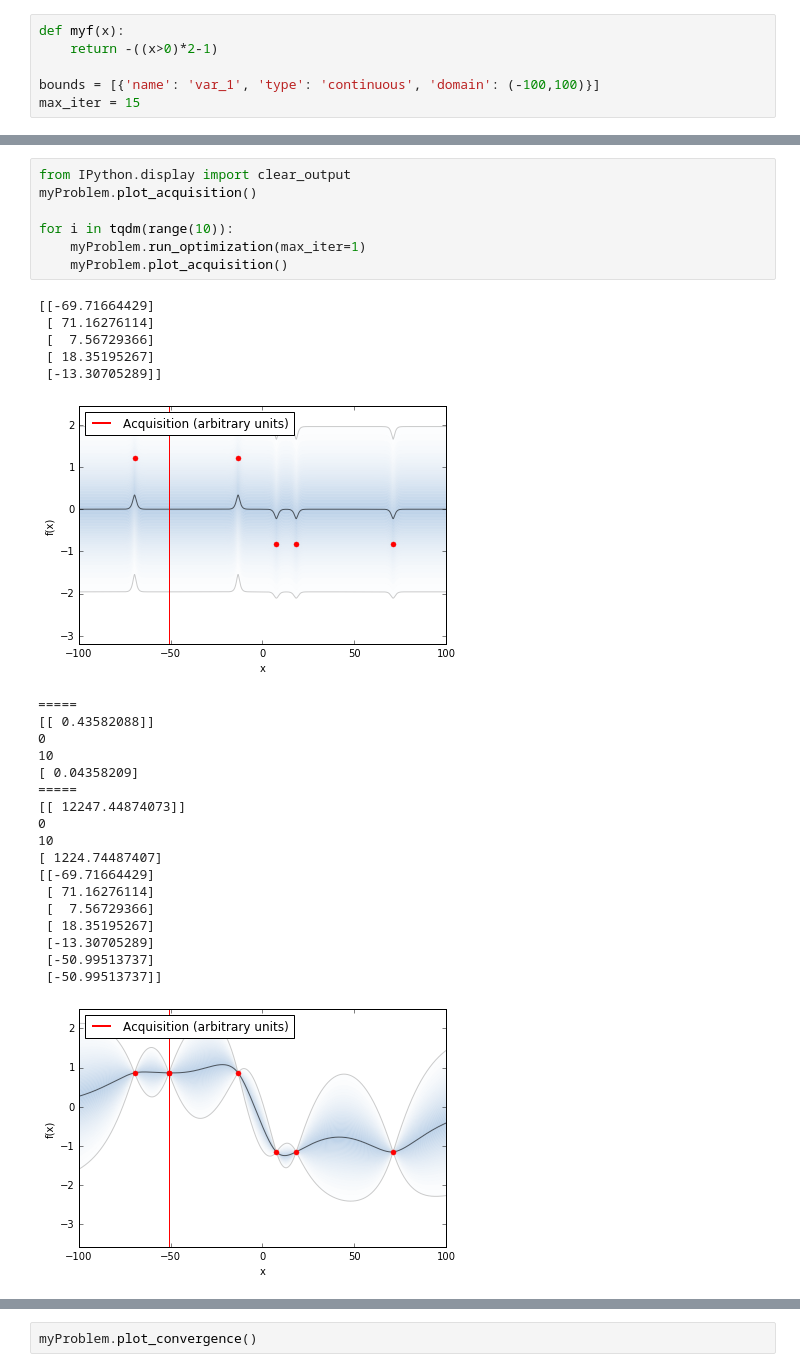
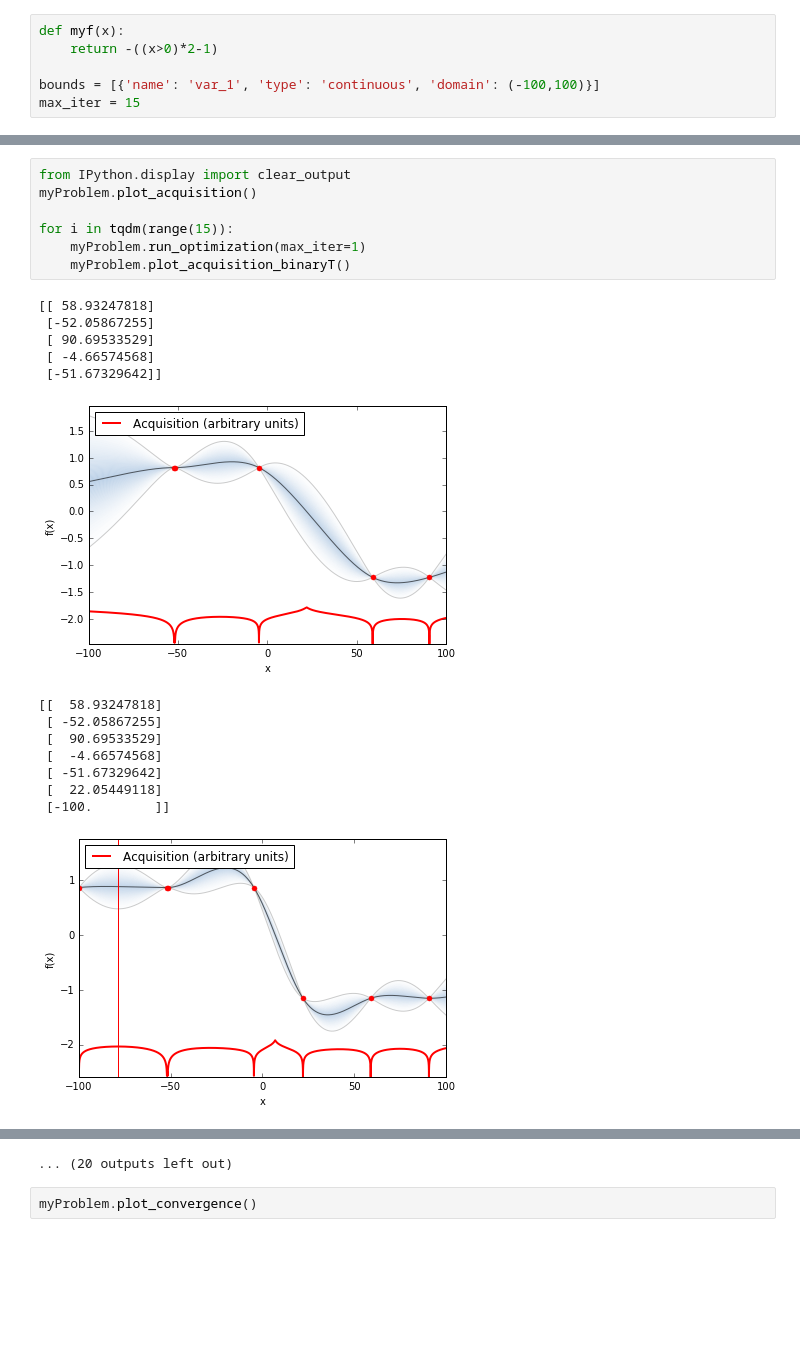
Before and after one commit to jdaaph/GPyOpt, a Jupyter notebook: DiuTest1D.ipynb, the cells around one changed output, grey strips where cells are left out. Drawn from its saved outputs; the diff is of its cells as text; blank space fills up the shorter version.

Commit message:
works with my new acquisition function! even the batch works!

```diff
--- a/DiuTest1D.ipynb
+++ b/DiuTest1D.ipynb
@@ -35,32 +29,22 @@ myProblem = BayesianOptimization(myf,bounds,acquisition_type="BinaryT",
 # %%
 from IPython.display import clear_output
 myProblem.plot_acquisition()
 
-for i in tqdm(range(10)):
+for i in tqdm(range(15)):
     myProblem.run_optimization(max_iter=1)
-    myProblem.plot_acquisition()
+    myProblem.plot_acquisition_binaryT()
 # %% [output]
-[[-69.71664429]
- [ 71.16276114]
- [  7.56729366]
- [ 18.35195267]
- [-13.30705289]]
+[[ 58.93247818]
+ [-52.05867255]
+ [ 90.69533529]
+ [ -4.66574568]
+ [-51.67329642]]
-[figure, old version]
+[figure, new version]
-=====
-[[ 0.43582088]]
-0
-10
-[ 0.04358209]
-=====
-[[ 12247.44874073]]
-0
-10
-[ 1224.74487407]
-[[-69.71664429]
- [ 71.16276114]
- [  7.56729366]
- [ 18.35195267]
- [-13.30705289]
- [-50.99513737]
- [-50.99513737]]
+[[  58.93247818]
+ [ -52.05867255]
+ [  90.69533529]
+ [  -4.66574568]
+ [ -51.67329642]
+ [  22.05449118]
+ [-100.        ]]
-[figure, old version]
+[figure, new version]
@@ -107,2 +103,3 @@ KeyboardInterrupt:
+... (20 outputs left out)
 # %%
 myProblem.plot_convergence()
```
Also changed, not shown: parts of 2 cells of this notebook, 6 other files.
